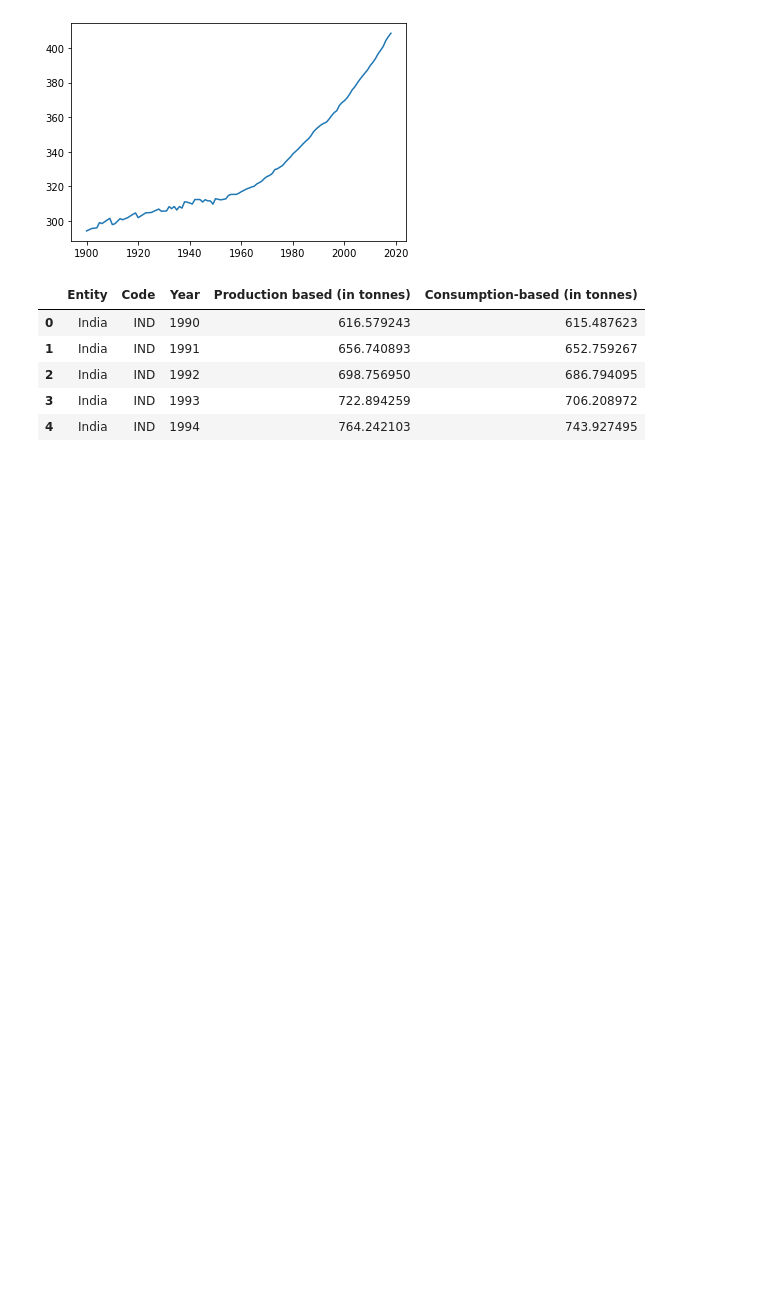
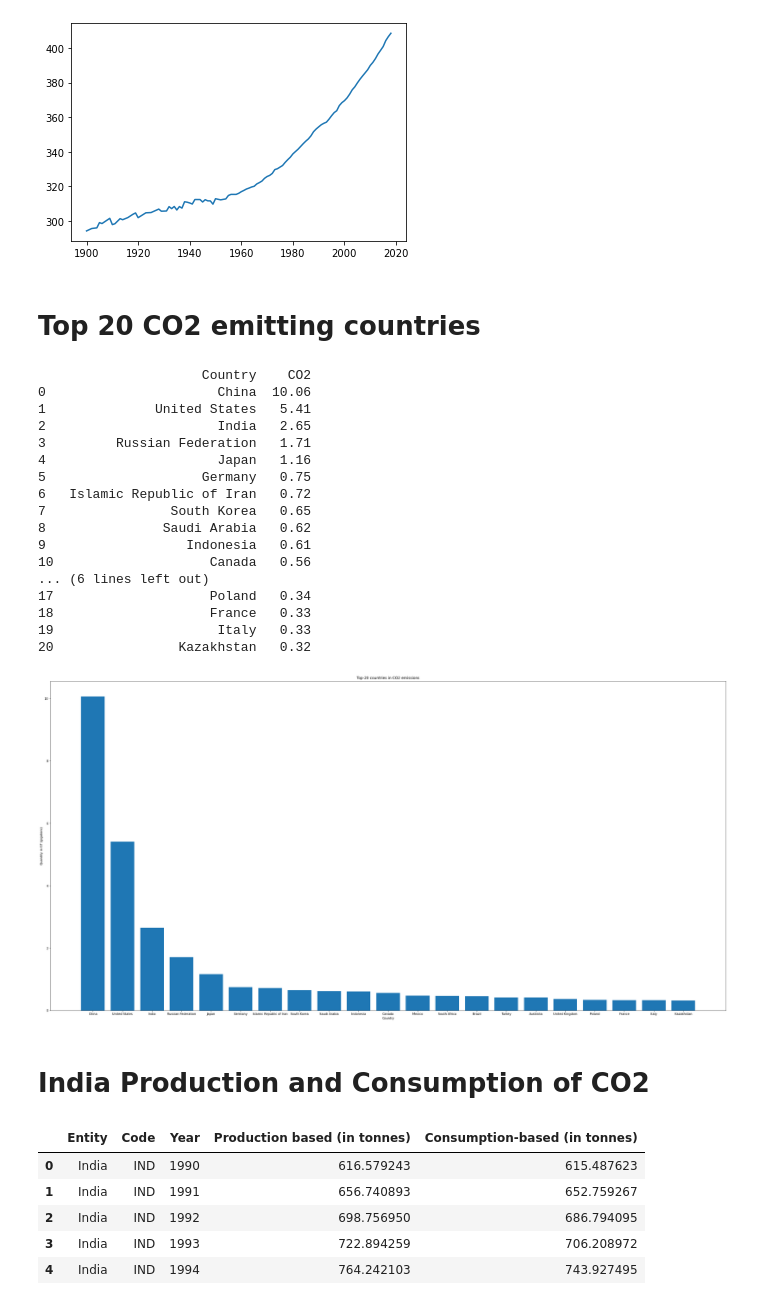
Before and after one commit to Yukta-Jaiswal/CO2-emissons-visualization, a Jupyter notebook: DV project/code.ipynb, the cells around one changed output. Drawn from its saved outputs; the diff is of its cells as text; code cells hidden in the pictures; blank space fills up the shorter version.

```diff
--- a/DV project/code.ipynb
+++ b/DV project/code.ipynb
@@ -50,6 +56,48 @@ plt.plot(x[70: ,],y[70: ,])
 plt.show()
 # %% [output]
 [figure]
+# %% [markdown]
+# Top 20 CO2 emitting countries
+# %%
+
+data = pd.read_csv("top-20-co2-emissions.csv")
+df = pd.DataFrame(data, columns= ['Country', 'CO2'])
+print(df)
+
+# y axis - year
+quantity = df['CO2']
+# x axis
+country = df['Country']
+
+fig = plt.figure(figsize =(40, 20))
+
+plt.bar(country, quantity)
+plt.title('Top-20 countries in CO2 emissions')
+plt.xlabel('Country')
+plt.ylabel('Quantity in GT (gigatons)')
+
+plt.show()
+# %% [output]
+                     Country    CO2
+0                      China  10.06
+1              United States   5.41
+2                      India   2.65
+3         Russian Federation   1.71
+4                      Japan   1.16
+5                    Germany   0.75
+6   Islamic Republic of Iran   0.72
+7                South Korea   0.65
+8               Saudi Arabia   0.62
+9                  Indonesia   0.61
+10                    Canada   0.56
+... (6 lines left out)
+17                    Poland   0.34
+18                    France   0.33
+19                     Italy   0.33
+20                Kazakhstan   0.32
+[figure, added]
+# %% [markdown]
+# India Production and Consumption of CO2
 # %%
 indpc = pd.read_csv('india_prod_cons.csv')
 indpc.head()
```
Also changed, not shown: parts of 17 cells of this notebook.
